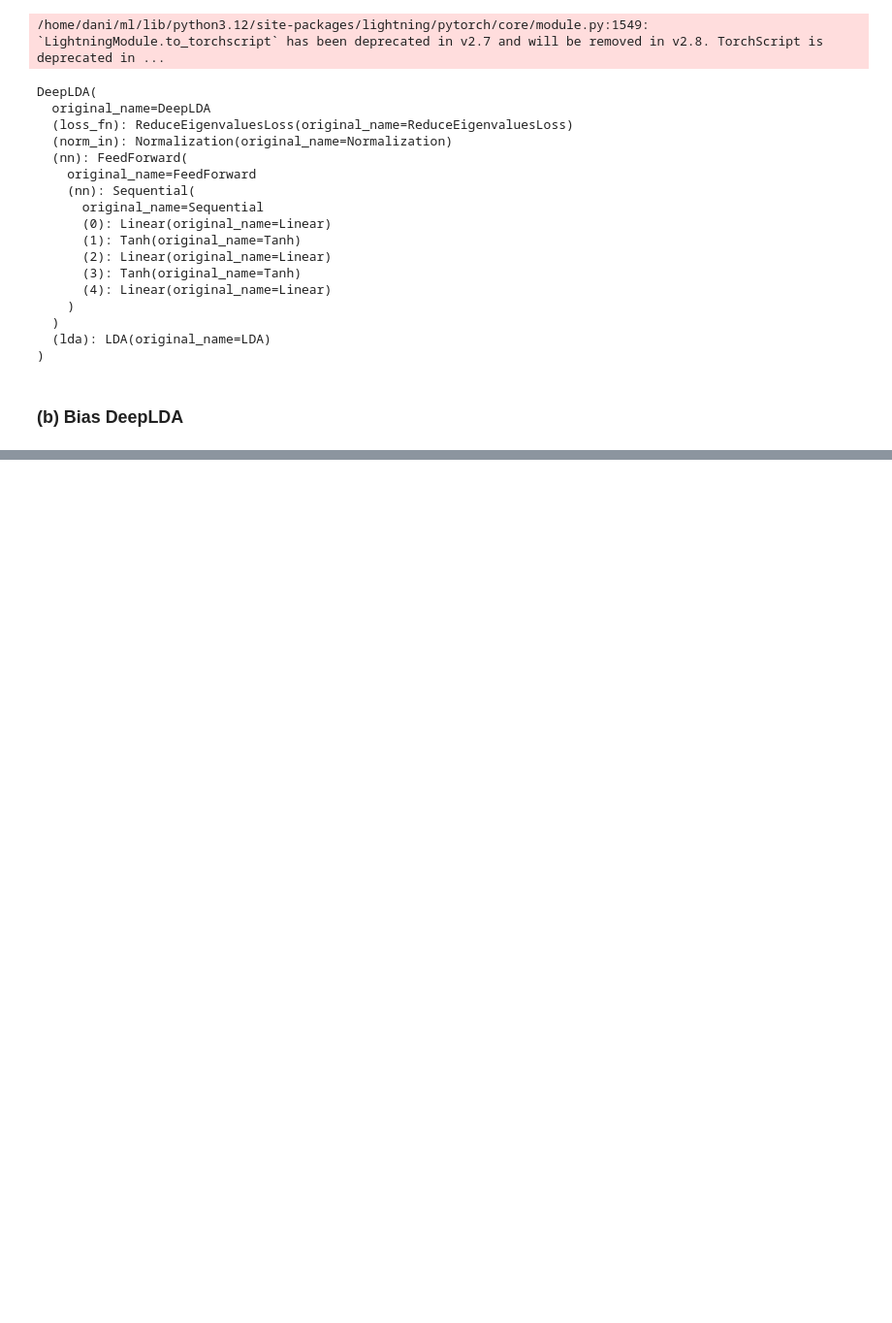
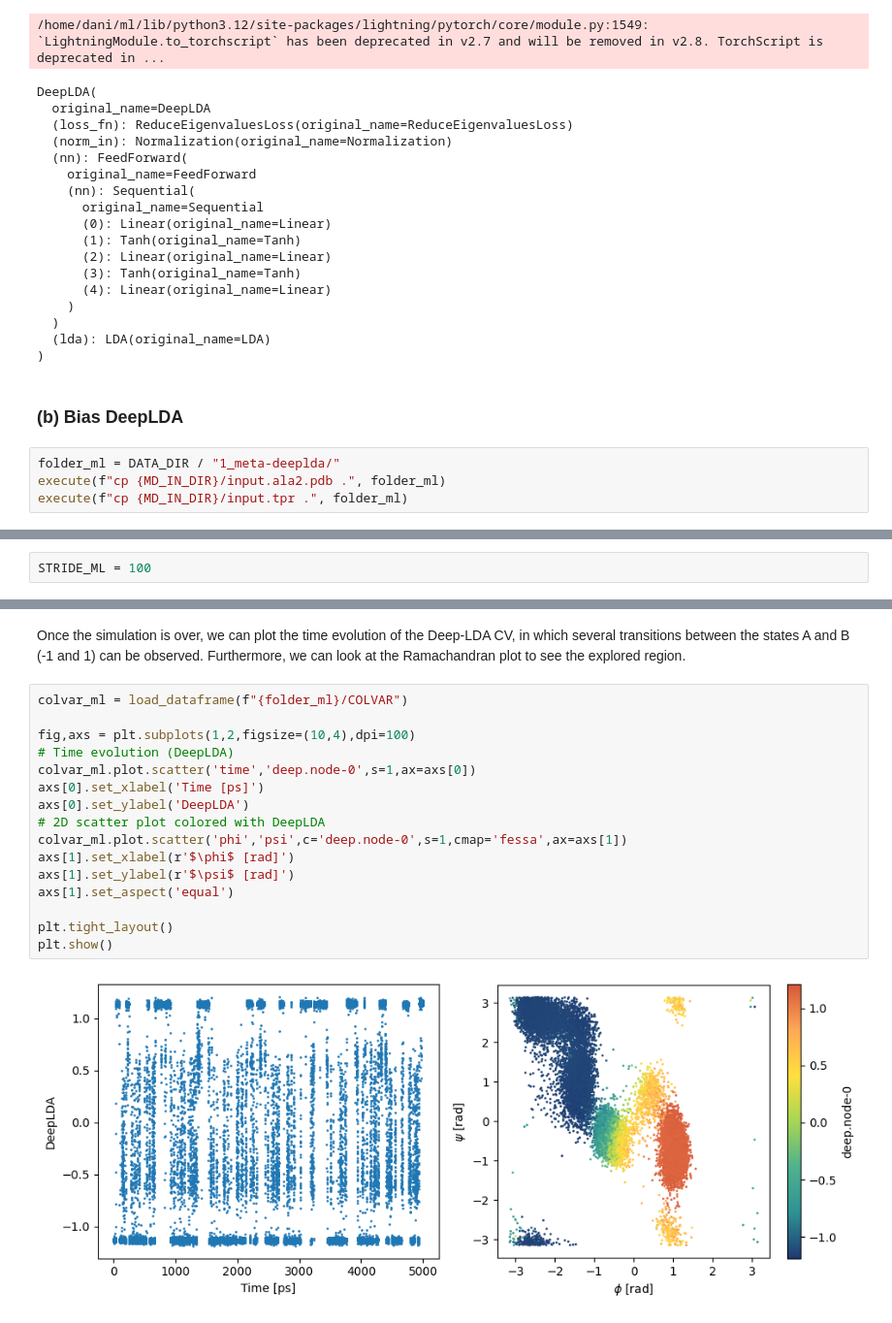
Before and after one commit to danibrb/ML-CV, a Jupyter notebook: notebook/04_full.ipynb, the cells around one changed output, grey strips where cells are left out. Shown at 97% size. Cells and saved outputs as stored; diff of their text form; blank space fills up the shorter version.

```diff
--- a/notebook/04_full.ipynb
+++ b/notebook/04_full.ipynb
@@ -587,3 +587,7 @@ DeepLDA(
 )
 # %% [markdown]
 ### (b) Bias DeepLDA
+# %%
+folder_ml = DATA_DIR / "1_meta-deeplda/"
+execute(f"cp {MD_IN_DIR}/input.ala2.pdb .", folder_ml)
+execute(f"cp {MD_IN_DIR}/input.tpr .", folder_ml)
@@ -589,0 +597,2 @@ DeepLDA(
+# %%
+STRIDE_ML = 100
@@ -589,0 +645,20 @@ DeepLDA(
+# %% [markdown]
+Once the simulation is over, we can plot the time evolution of the Deep-LDA CV, in which several transitions between the states A and B (-1 and 1) can be observed. Furthermore, we can look at the Ramachandran plot to see the explored region.
+# %%
+colvar_ml = load_dataframe(f"{folder_ml}/COLVAR")
+
+fig,axs = plt.subplots(1,2,figsize=(10,4),dpi=100)
+# Time evolution (DeepLDA)
+colvar_ml.plot.scatter('time','deep.node-0',s=1,ax=axs[0])
+axs[0].set_xlabel('Time [ps]')
+axs[0].set_ylabel('DeepLDA')
+# 2D scatter plot colored with DeepLDA
+colvar_ml.plot.scatter('phi','psi',c='deep.node-0',s=1,cmap='fessa',ax=axs[1])
+axs[1].set_xlabel(r'$\phi$ [rad]')
+axs[1].set_ylabel(r'$\psi$ [rad]')
+axs[1].set_aspect('equal')
+
+plt.tight_layout()
+plt.show()
+# %% [output]
+[figure, added]
```
Also changed, not shown: parts of 16 cells of this notebook, 1 other file.
